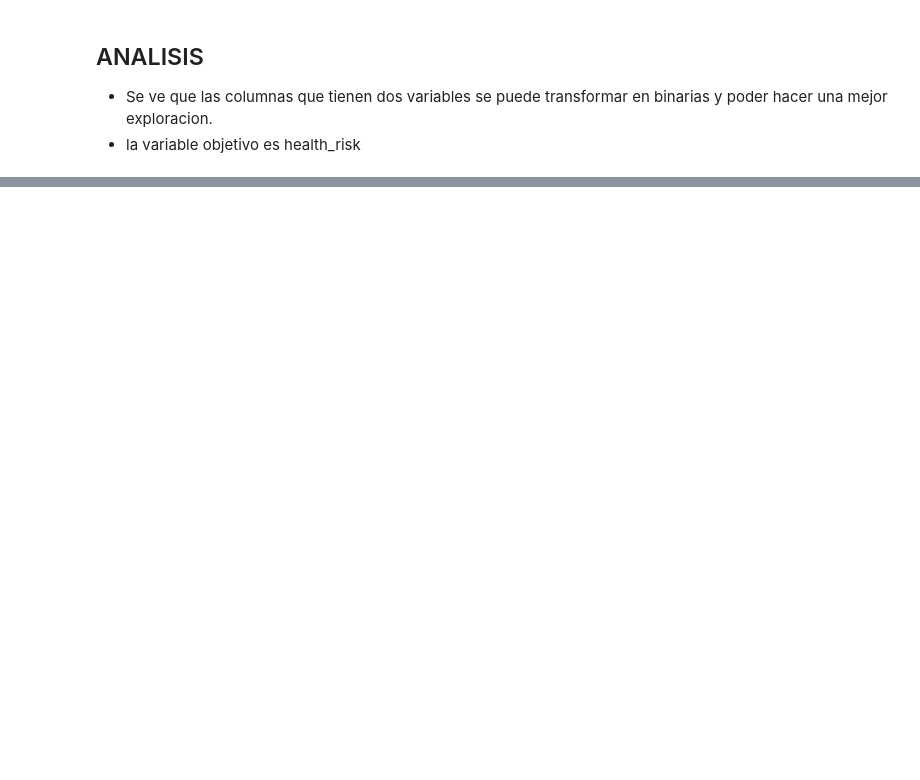
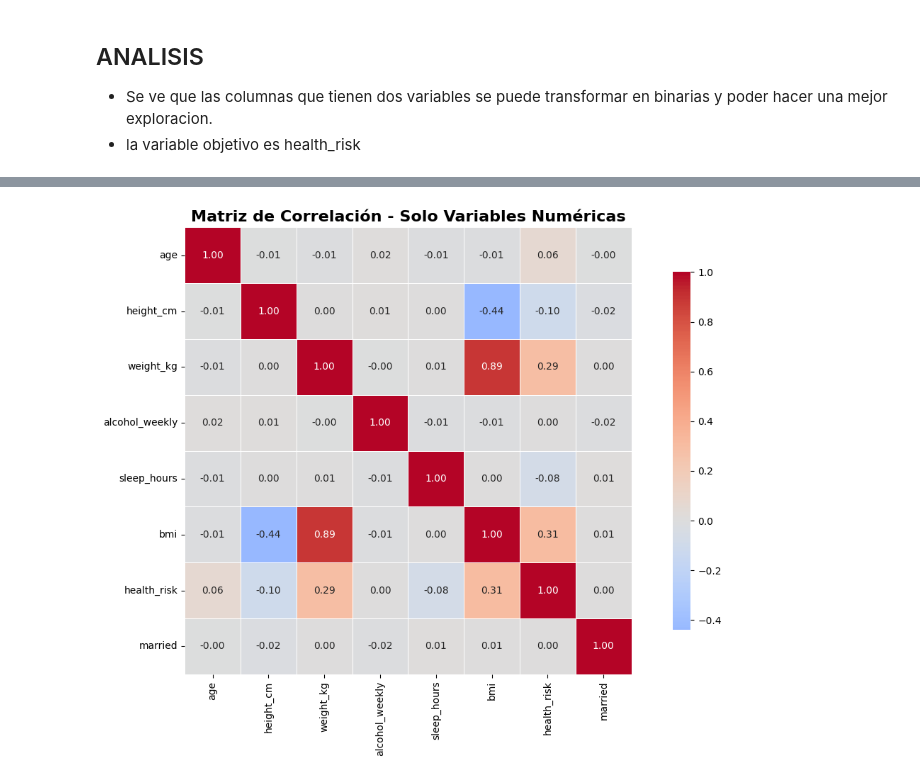
Before and after one commit to kannhpj/data-labs-proyecto, a Jupyter notebook: notebooks/02_Exploracion_datos.ipynb, the cells around one changed output, grey strips where cells are left out. Drawn from its saved outputs; the diff is of its cells as text; code cells hidden in the pictures; blank space fills up the shorter version.

```diff
--- a/notebooks/02_Exploracion_datos.ipynb
+++ b/notebooks/02_Exploracion_datos.ipynb
@@ -248,0 +164,23 @@ plt.show()
+# %%
+# --- HEATMAP CORRECTO ---
+import seaborn as sns
+import matplotlib.pyplot as plt
+
+# Solo numéricas
+numeric_cols = df.select_dtypes(include=['number']).columns
+corr = df[numeric_cols].corr()
+
+plt.figure(figsize=(12, 8))
+sns.heatmap(corr,
+            annot=True,
+            fmt=".2f",
+            cmap='coolwarm',
+            center=0,
+            square=True,
+            linewidths=.5,
+            cbar_kws={"shrink": .8})
+plt.title("Matriz de Correlación - Solo Variables Numéricas", fontsize=16, fontweight='bold')
+plt.tight_layout()
+plt.show()
+# %% [output]
+[figure, added]
```
Also changed, not shown: parts of 11 cells of this notebook, 1 other file.
